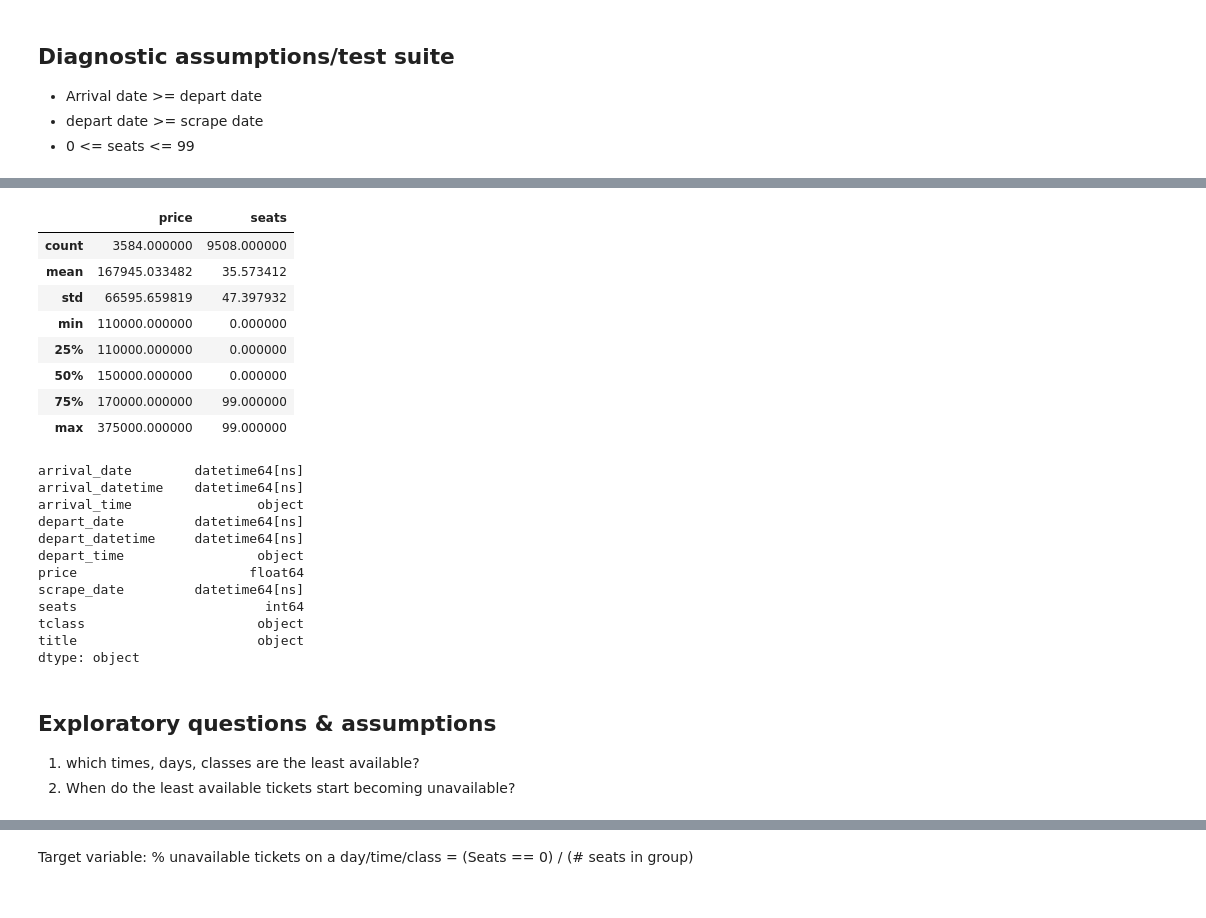
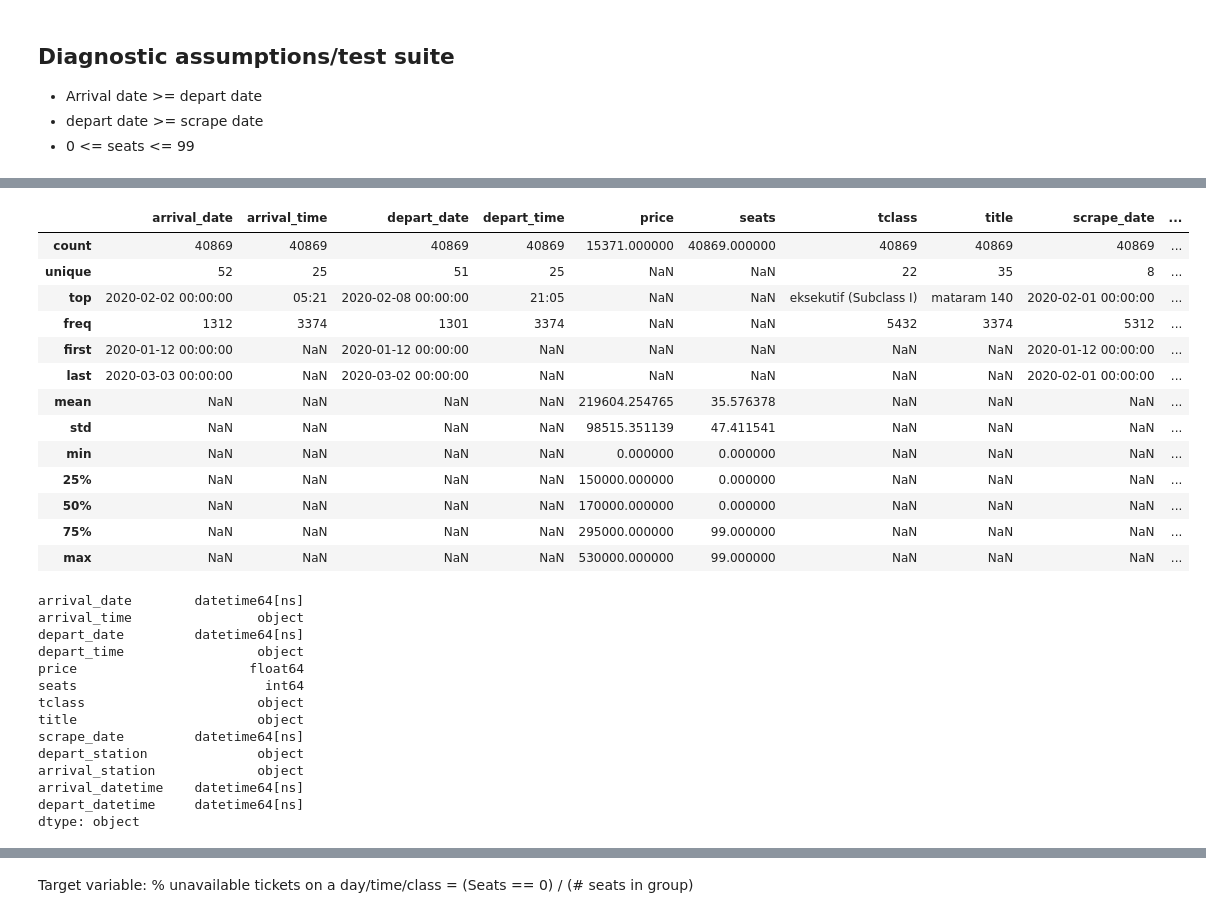
Before and after one commit to umarmf/tiket-scrape, a Jupyter notebook: notebooks/Tiket.com Train Ticket Scraper.ipynb, the cells around one changed output, grey strips where cells are left out. Drawn from its saved outputs; the diff is of its cells as text; code cells hidden in the pictures.

Commit message:
more analysis and org
developed one-day scrape analysis
added table of contents and conclusion section

```diff
--- a/notebooks/Tiket.com Train Ticket Scraper.ipynb
+++ b/notebooks/Tiket.com Train Ticket Scraper.ipynb
@@ -38,3 +67,0 @@ df_today.to_csv('..\scrape-csv\gmr-bdg-' + todaydate + '.csv', index=False)
-# %%
-df = df_today
-df_today.head()
@@ -48,13 +73,22 @@ df_today.head()
 # %%
-# import and combine past scrape data with today's scrape, if any
+def combine_tiket_scrapes(depart_station, arrival_station):
+    df = pd.DataFrame()
+    files = glob.glob('..\scrape-csv\*.csv')
+    route = ['\\' + depart_station + '-','-' + arrival_station + '-']
 
-files = glob.glob('..\scrape-csv\*.csv')
-for file in files:
-    scrapedate = file[-12:-4]
-    if scrapedate < todaydate:
-        past_df = pd.read_csv(file)
-        past_df['scrape_date'] = pd.to_datetime(scrapedate)
-        df = df.append(past_df)
+    for file in files:
+        scrapedate = file[-12:-4]
+        if all(x in file for x in route):
+            past_df = pd.read_csv(file)
+            past_df['scrape_date'] = pd.to_datetime(scrapedate)
+            past_df['depart_station'] = depart_station
+            past_df['arrival_station'] = arrival_station
+            if df.shape == (0,0):
+                df = past_df
+            else:
+                df = df.append(past_df)
+
+    return df
 
 
 # print('Earliest scrape: ' + str(min(df['scrape_datetime'])))
@@ -69,0 +98,7 @@ To retain the current behavior and silence the warning, pass 'sort=True'.
+# %%
+df_kt = combine_tiket_scrapes('pse', 'kt')
+df_bd = combine_tiket_scrapes('gmr', 'bd')
+df = df_kt.append(df_bd)
+df_raw = df
+print(df.shape)
+print(df.sample(10))
@@ -136,32 +177,35 @@ df.head()
 # %%
-df.describe()
+df.describe(include = 'all')
 # %% [output]
-|  | price | seats |
-| count | 3584.000000 | 9508.000000 |
-| mean | 167945.033482 | 35.573412 |
-| std | 66595.659819 | 47.397932 |
-| min | 110000.000000 | 0.000000 |
-| 25% | 110000.000000 | 0.000000 |
-| 50% | 150000.000000 | 0.000000 |
-| 75% | 170000.000000 | 99.000000 |
-| max | 375000.000000 | 99.000000 |
+|  | arrival_date | arrival_time | depart_date | depart_time | price | seats | tclass | title | scrape_date | ... |
+| count | 40869 | 40869 | 40869 | 40869 | 15371.000000 | 40869.000000 | 40869 | 40869 | 40869 | ... |
+| unique | 52 | 25 | 51 | 25 | NaN | NaN | 22 | 35 | 8 | ... |
+| top | 2020-02-02 00:00:00 | 05:21 | 2020-02-08 00:00:00 | 21:05 | NaN | NaN | eksekutif (Subclass I) | mataram 140 | 2020-02-01 00:00:00 | ... |
+| freq | 1312 | 3374 | 1301 | 3374 | NaN | NaN | 5432 | 3374 | 5312 | ... |
+| first | 2020-01-12 00:00:00 | NaN | 2020-01-12 00:00:00 | NaN | NaN | NaN | NaN | NaN | 2020-01-12 00:00:00 | ... |
+| last | 2020-03-03 00:00:00 | NaN | 2020-03-02 00:00:00 | NaN | NaN | NaN | NaN | NaN | 2020-02-01 00:00:00 | ... |
+| mean | NaN | NaN | NaN | NaN | 219604.254765 | 35.576378 | NaN | NaN | NaN | ... |
+| std | NaN | NaN | NaN | NaN | 98515.351139 | 47.411541 | NaN | NaN | NaN | ... |
+| min | NaN | NaN | NaN | NaN | 0.000000 | 0.000000 | NaN | NaN | NaN | ... |
+| 25% | NaN | NaN | NaN | NaN | 150000.000000 | 0.000000 | NaN | NaN | NaN | ... |
+| 50% | NaN | NaN | NaN | NaN | 170000.000000 | 0.000000 | NaN | NaN | NaN | ... |
+| 75% | NaN | NaN | NaN | NaN | 295000.000000 | 99.000000 | NaN | NaN | NaN | ... |
+| max | NaN | NaN | NaN | NaN | 530000.000000 | 99.000000 | NaN | NaN | NaN | ... |
 # %%
 df.dtypes
 # all data types seem to be objects
 # %% [output]
 arrival_date        datetime64[ns]
-arrival_datetime    datetime64[ns]
 arrival_time                object
 depart_date         datetime64[ns]
-depart_datetime     datetime64[ns]
 depart_time                 object
 price                      float64
-scrape_date         datetime64[ns]
 seats                        int64
 tclass                      object
 title                       object
+scrape_date         datetime64[ns]
+depart_station              object
+arrival_station             object
+arrival_datetime    datetime64[ns]
+depart_datetime     datetime64[ns]
 dtype: object
-# %% [markdown]
-## Exploratory questions & assumptions
-1. which times, days, classes are the least available?
-2. When do the least available tickets start becoming unavailable?
```
Also changed, not shown: parts of 60 cells of this notebook.
